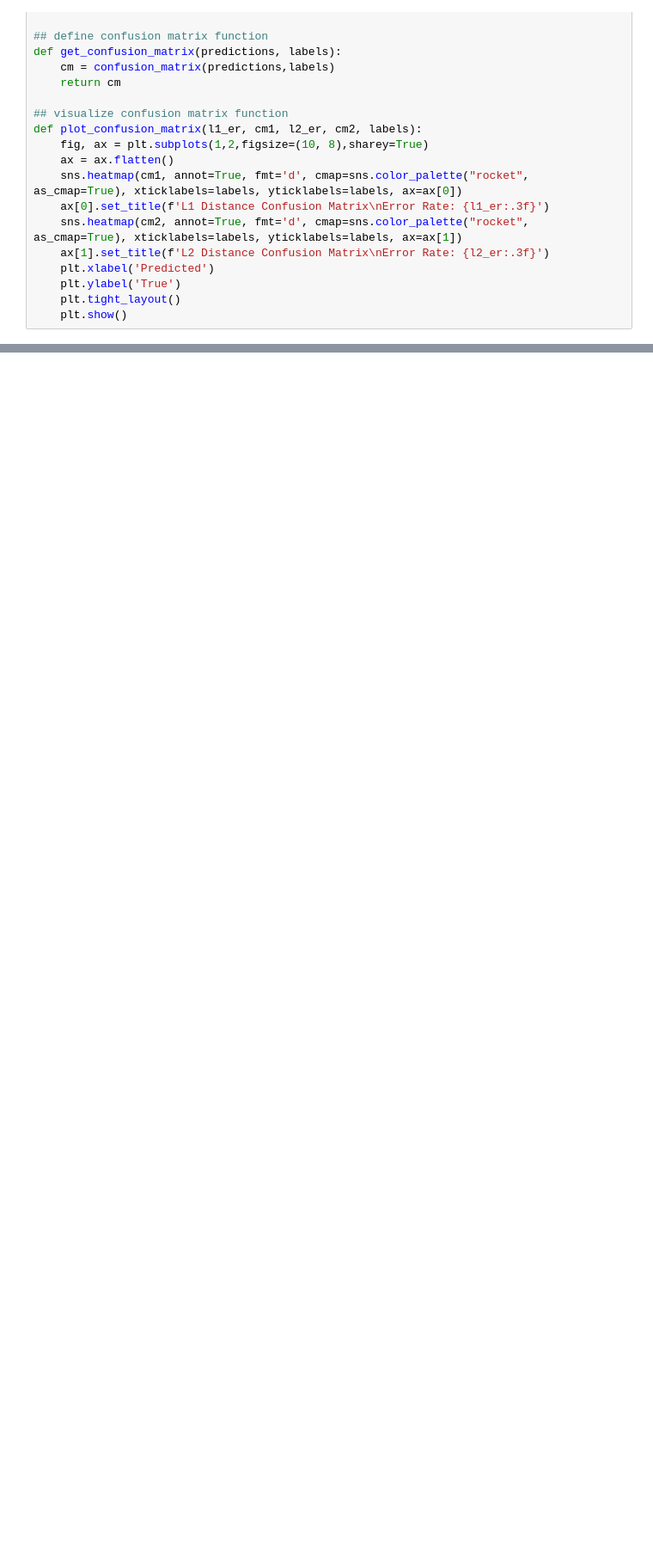
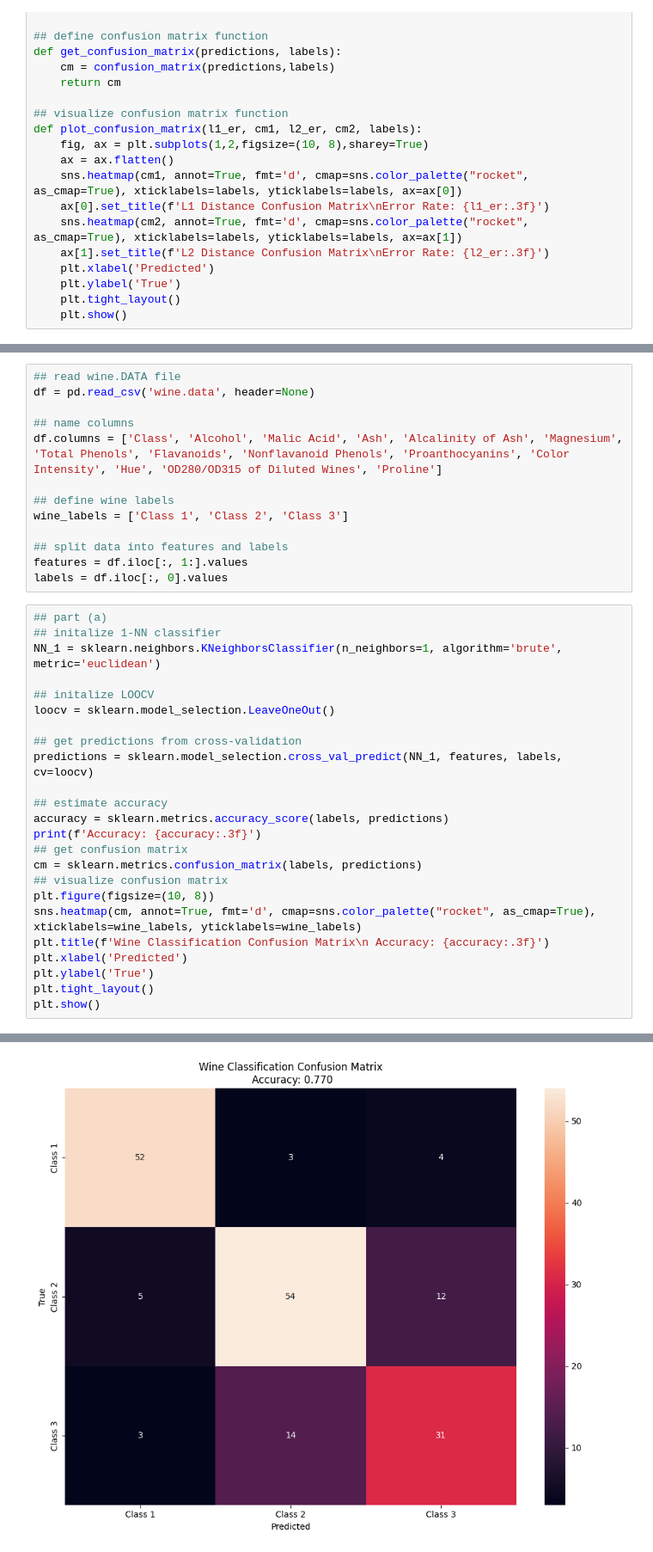
Before and after one commit to 0tv0renakniga/ds_masters, a Jupyter notebook: dsc_255/module_2/hw2/hw2.ipynb, the cells around one changed output, grey strips where cells are left out. Shown at 86% size. Drawn from its saved outputs; the diff is of its cells as text; blank space fills up the shorter version.

```diff
--- a/dsc_255/module_2/hw2/hw2.ipynb
+++ b/dsc_255/module_2/hw2/hw2.ipynb
@@ -127,0 +155,38 @@ L2 Distance Classifier Confusion Matrix:
+# %%
+## read wine.DATA file
+df = pd.read_csv('wine.data', header=None)
+
+## name columns
+df.columns = ['Class', 'Alcohol', 'Malic Acid', 'Ash', 'Alcalinity of Ash', 'Magnesium', 'Total Phenols', 'Flavanoids', 'Nonflavanoid Phenols', 'Proanthocyanins', 'Color Intensity', 'Hue', 'OD280/OD315 of Diluted Wines', 'Proline']
+
+## define wine labels
+wine_labels = ['Class 1', 'Class 2', 'Class 3']
+
+## split data into features and labels
+features = df.iloc[:, 1:].values
+labels = df.iloc[:, 0].values
+# %%
+## part (a)
+## initalize 1-NN classifier
+NN_1 = sklearn.neighbors.KNeighborsClassifier(n_neighbors=1, algorithm='brute', metric='euclidean')
+
+## initalize LOOCV
+loocv = sklearn.model_selection.LeaveOneOut()
+
+## get predictions from cross-validation
+predictions = sklearn.model_selection.cross_val_predict(NN_1, features, labels, cv=loocv)
+
+## estimate accuracy
+accuracy = sklearn.metrics.accuracy_score(labels, predictions)
+print(f'Accuracy: {accuracy:.3f}')
+## get confusion matrix
+cm = sklearn.metrics.confusion_matrix(labels, predictions)
+## visualize confusion matrix
+plt.figure(figsize=(10, 8))
+sns.heatmap(cm, annot=True, fmt='d', cmap=sns.color_palette("rocket", as_cmap=True), xticklabels=wine_labels, yticklabels=wine_labels)
+plt.title(f'Wine Classification Confusion Matrix\n Accuracy: {accuracy:.3f}')
+plt.xlabel('Predicted')
+plt.ylabel('True')
+plt.tight_layout()
+plt.show()
+# %% [output]
@@ -127,0 +194 @@ L2 Distance Classifier Confusion Matrix:
+[figure, added]
```
Also changed, not shown: parts of 5 cells of this notebook, 3 other files.
